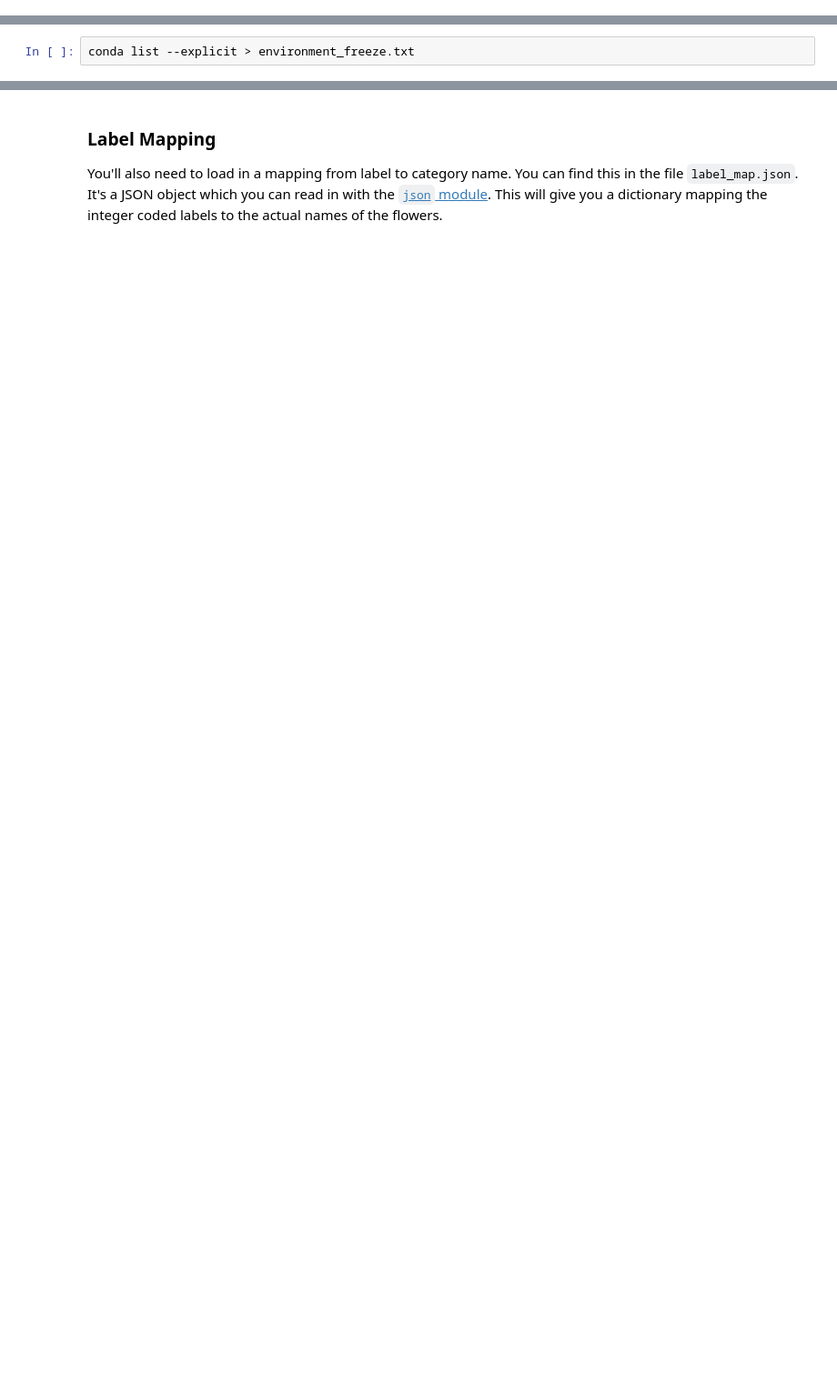
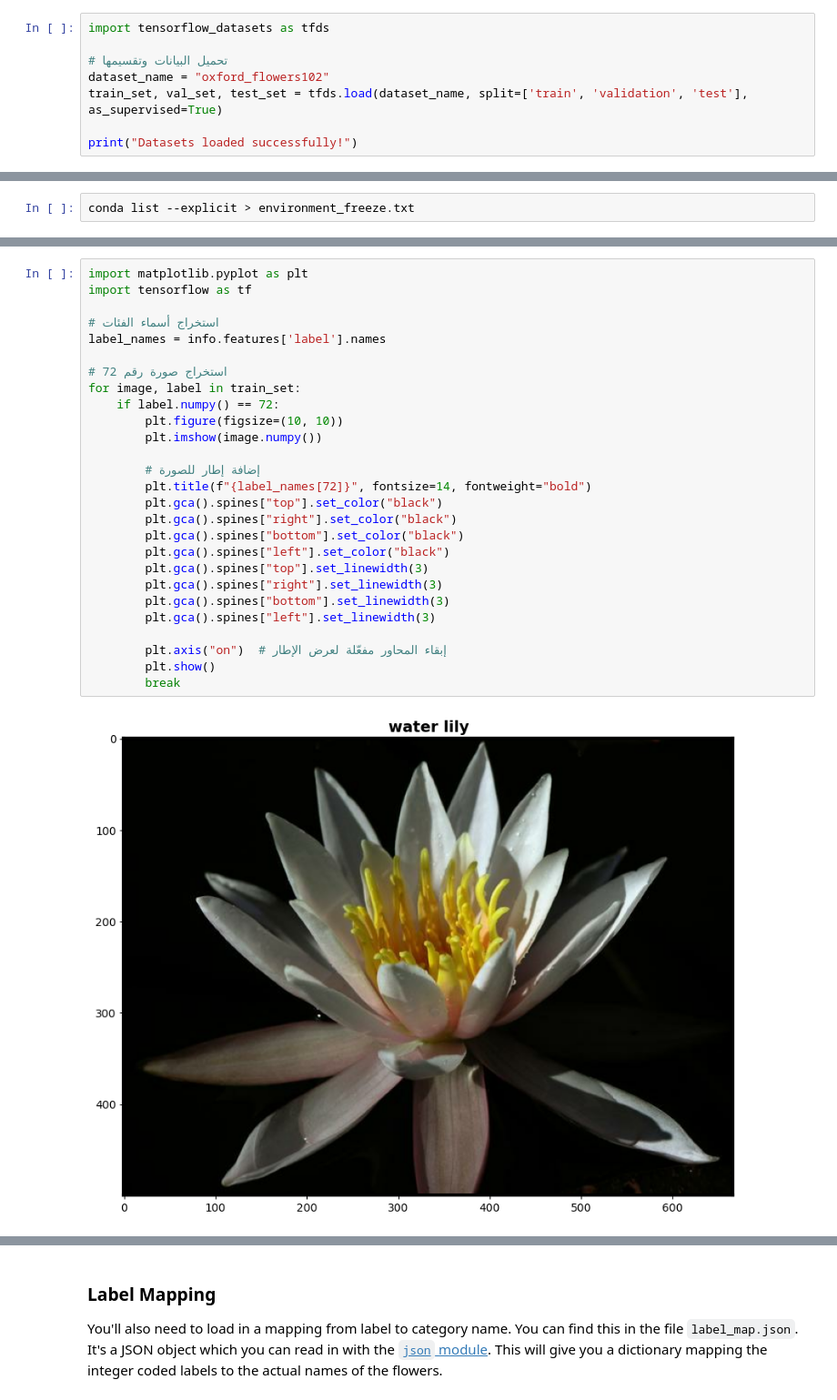
Before and after one commit to Solvanix/STEAM_Forge, a Jupyter notebook: Project_Image_Classifier_Project-checkpoint.ipynb, the cells around one changed output, grey strips where cells are left out. Shown: that part at 91% size. Saved outputs shown, nothing was run; the diff lists cells and outputs as text; blank space fills up the shorter version.

```diff
--- a/Project_Image_Classifier_Project-checkpoint.ipynb
+++ b/Project_Image_Classifier_Project-checkpoint.ipynb
@@ -146,0 +256,8 @@ The validation and testing sets are used to measure the model's performance on d
+# %%
+import tensorflow_datasets as tfds
+
+# تحميل البيانات وتقسيمها
+dataset_name = "oxford_flowers102"
+train_set, val_set, test_set = tfds.load(dataset_name, split=['train', 'validation', 'test'], as_supervised=True)
+
+print("Datasets loaded successfully!")
@@ -157,0 +442,29 @@ conda list --explicit > environment_freeze.txt
+# %%
+import matplotlib.pyplot as plt
+import tensorflow as tf
+
+# استخراج أسماء الفئات
+label_names = info.features['label'].names
+
+# استخراج صورة رقم 72
+for image, label in train_set:
+    if label.numpy() == 72:
+        plt.figure(figsize=(10, 10))
+        plt.imshow(image.numpy())
+
+        # إضافة إطار للصورة
+        plt.title(f"{label_names[72]}", fontsize=14, fontweight="bold")
+        plt.gca().spines["top"].set_color("black")
+        plt.gca().spines["right"].set_color("black")
+        plt.gca().spines["bottom"].set_color("black")
+        plt.gca().spines["left"].set_color("black")
+        plt.gca().spines["top"].set_linewidth(3)
+        plt.gca().spines["right"].set_linewidth(3)
+        plt.gca().spines["bottom"].set_linewidth(3)
+        plt.gca().spines["left"].set_linewidth(3)
+
+        plt.axis("on")  # إبقاء المحاور مفعّلة لعرض الإطار
+        plt.show()
+        break
+# %% [output]
+[figure, added]
```
Also changed, not shown: parts of 50 cells of this notebook, 5 other files.
